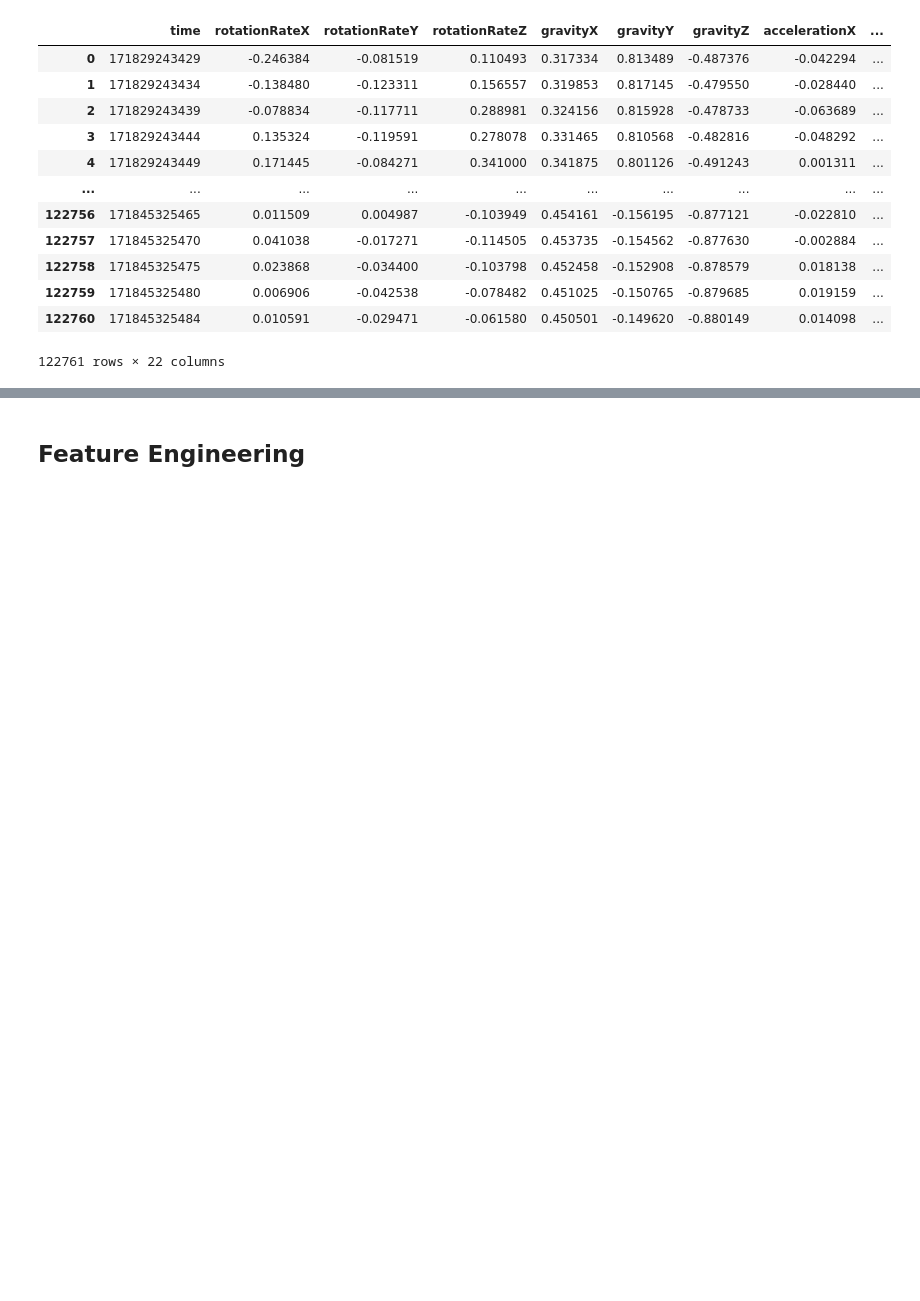
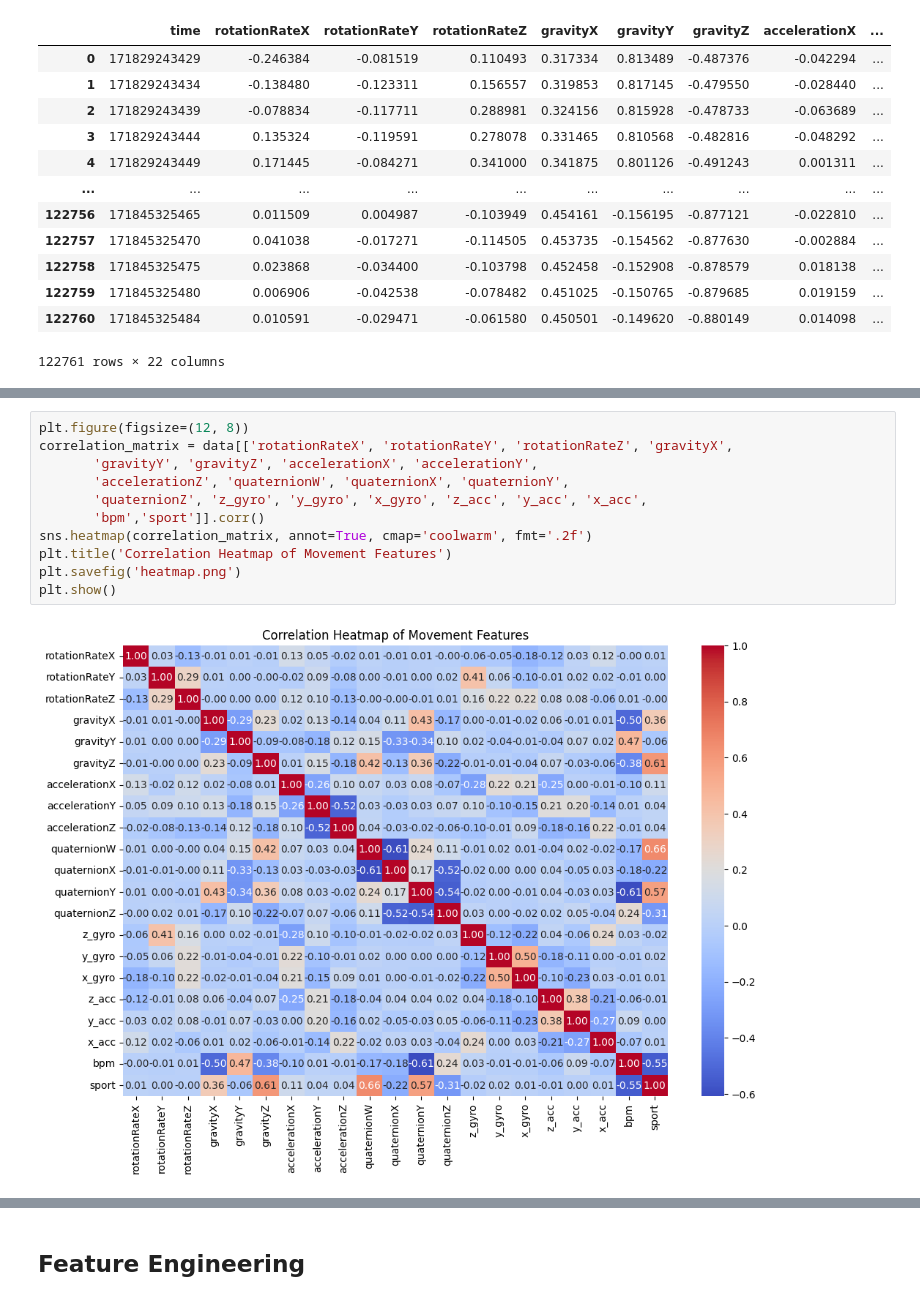
Before and after one commit to Alvarodelamaza/fitness_ml, a Jupyter notebook: feature_engineering.ipynb, the cells around one changed output, grey strips where cells are left out. Drawn from its saved outputs; the diff is of its cells as text; blank space fills up the shorter version.

```diff
--- a/feature_engineering.ipynb
+++ b/feature_engineering.ipynb
@@ -31,0 +77,13 @@ data
+# %%
+plt.figure(figsize=(12, 8))
+correlation_matrix = data[['rotationRateX', 'rotationRateY', 'rotationRateZ', 'gravityX',
+       'gravityY', 'gravityZ', 'accelerationX', 'accelerationY',
+       'accelerationZ', 'quaternionW', 'quaternionX', 'quaternionY',
+       'quaternionZ', 'z_gyro', 'y_gyro', 'x_gyro', 'z_acc', 'y_acc', 'x_acc',
+       'bpm','sport']].corr()
+sns.heatmap(correlation_matrix, annot=True, cmap='coolwarm', fmt='.2f')
+plt.title('Correlation Heatmap of Movement Features')
+plt.savefig('heatmap.png')
+plt.show()
+# %% [output]
+[figure, added]
```
Also changed, not shown: parts of 6 cells of this notebook, 6 other files.
